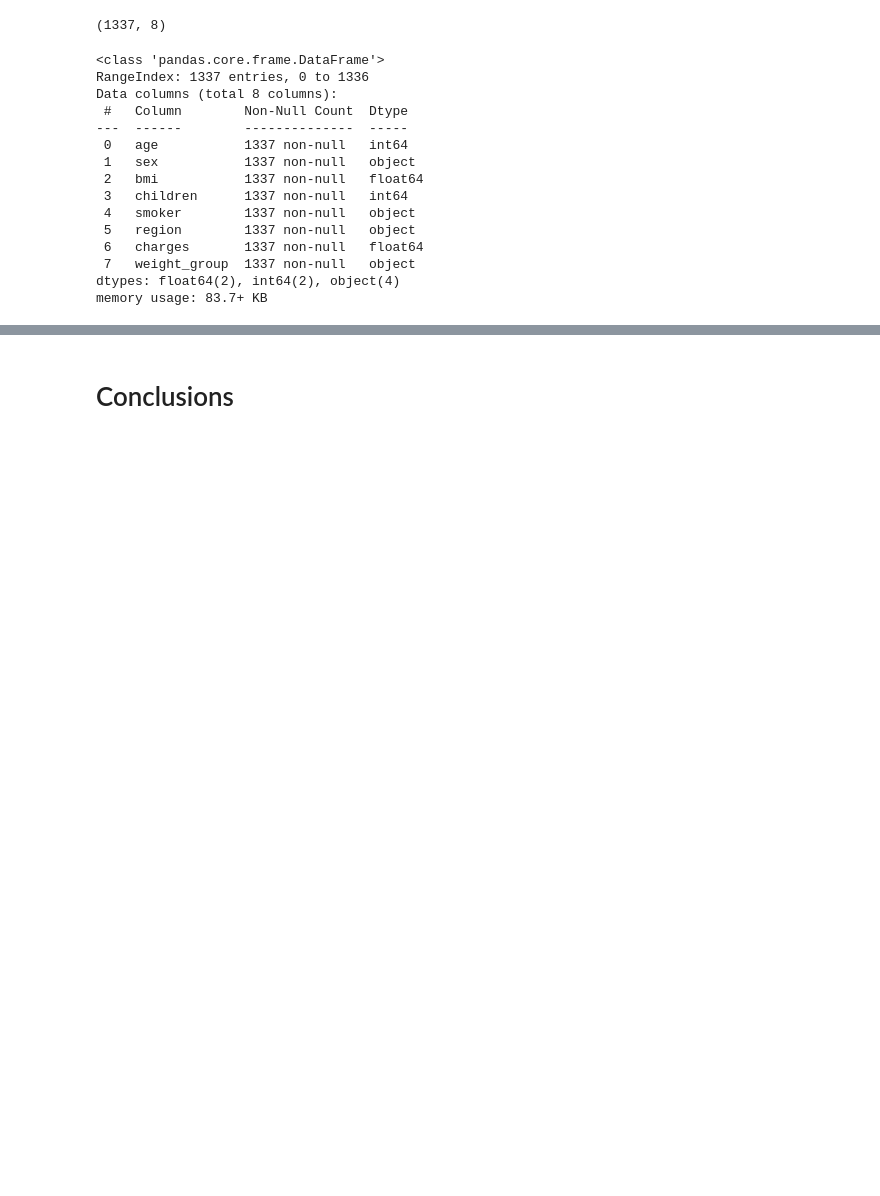
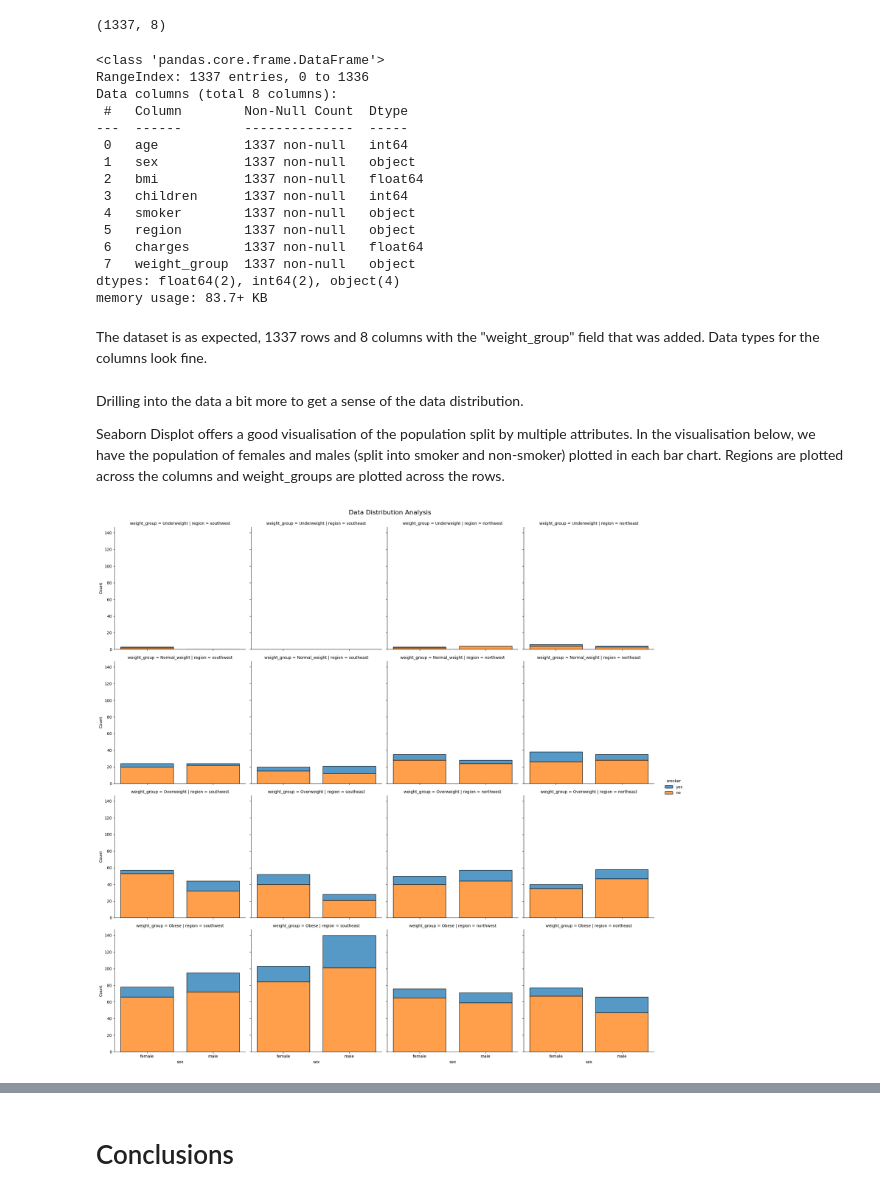
Before and after one commit to 8osco/CI_Hack1_May25, a Jupyter notebook: jupyter_notebooks/Analysis.ipynb, the cells around one changed output, grey strips where cells are left out. Drawn from its saved outputs; the diff is of its cells as text; code cells hidden in the pictures; blank space fills up the shorter version.

```diff
--- a/jupyter_notebooks/Analysis.ipynb
+++ b/jupyter_notebooks/Analysis.ipynb
@@ -60,3 +60,28 @@ Data columns (total 8 columns):
  7   weight_group  1337 non-null   object
 dtypes: float64(2), int64(2), object(4)
 memory usage: 83.7+ KB
+# %% [markdown]
+The dataset is as expected, 1337 rows and 8 columns with the "weight_group" field that was added.  Data types for the columns look fine.
+# %% [markdown]
+Drilling into the data a bit more to get a sense of the data distribution.
+
+Seaborn Displot offers a good visualisation of the population split by multiple attributes.
+In the visualisation below, we have the population of females and males (split into smoker and non-smoker) plotted in each bar chart.
+Regions are plotted across the columns and weight_groups are plotted across the rows.
+# %%
+# Define the order of the weight groups to give a more logical flow in our presentation:
+weight_order = ['Underweight', 'Normal_weight', 'Overweight', 'Obese']
+df['weight_group'] = pd.Categorical(df['weight_group'], categories=weight_order, ordered=True)
+
+# Leave gap between the bars using the "shrink" parameter
+datadist_plot = sns.displot(df, x="sex", col="region", row="weight_group", hue="smoker", multiple='stack', shrink=0.8)
+
+# Add a title for the plot
+datadist_plot.fig.suptitle('Data Distribution Analysis', fontsize=16)
+
+# Adjust layout to avoid overlapping between the title and the charts
+datadist_plot.fig.subplots_adjust(top=0.95)
+
+plt.show()
+# %% [output]
+[figure, added]
```
Also changed, not shown: parts of 35 cells of this notebook, 3 other files.
